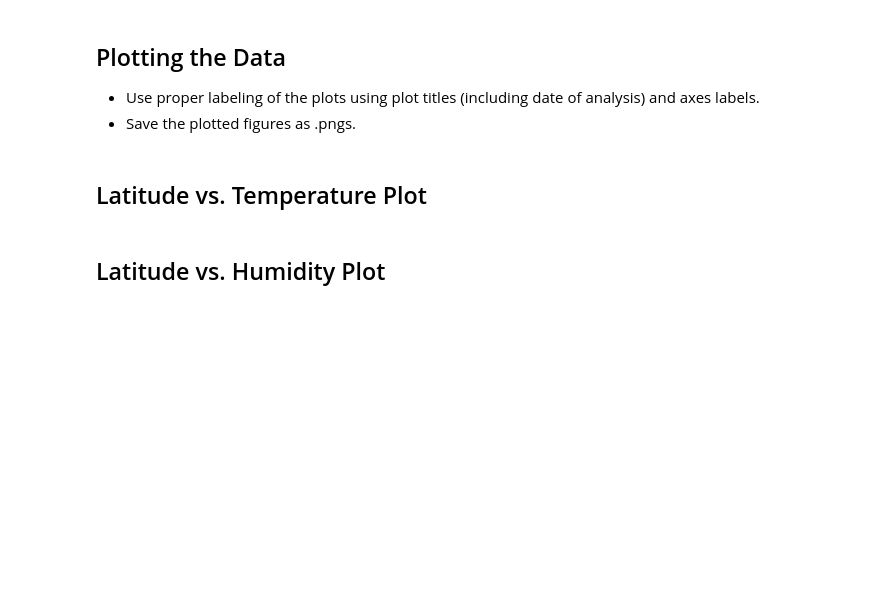
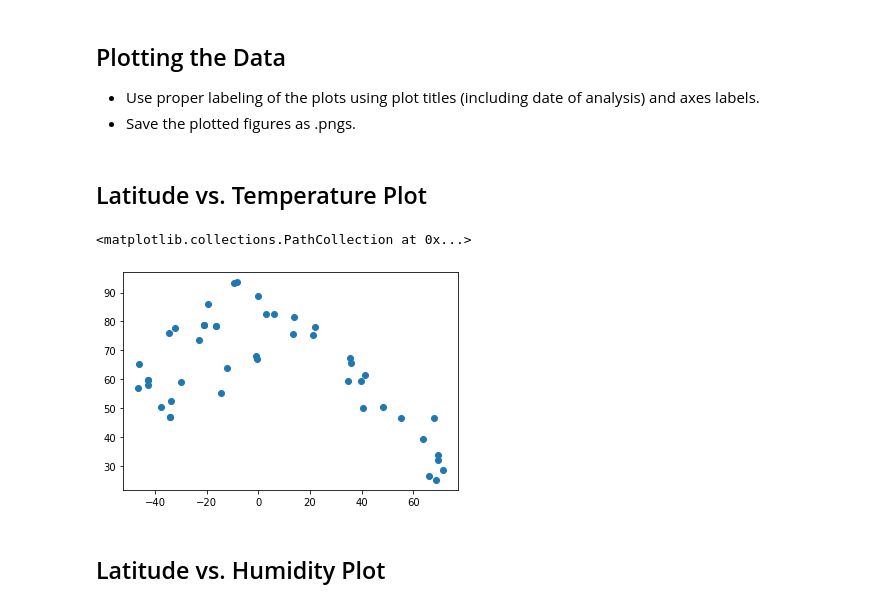
Before and after one commit to cro1100/python-api-challenge, a Jupyter notebook: starter_code/WeatherPy.ipynb, the cells around one changed output. Cells and saved outputs as stored; diff of their text form; code cells hidden in the pictures; blank space fills up the shorter version.

Commit message:
Scatterplots completed; edits to how I pulled lat/long

```diff
--- a/starter_code/WeatherPy.ipynb
+++ b/starter_code/WeatherPy.ipynb
@@ -122,5 +154,10 @@ clean_city_data
 * Save the plotted figures as .pngs.
 # %% [markdown]
 ## Latitude vs. Temperature Plot
+# %%
+plt.scatter(clean_city_data['Lat'],clean_city_data['High Temp'])
+# %% [output]
+<matplotlib.collections.PathCollection at 0x...>
+[figure, added]
 # %% [markdown]
 ## Latitude vs. Humidity Plot
```
Also changed, not shown: parts of 13 cells of this notebook.
